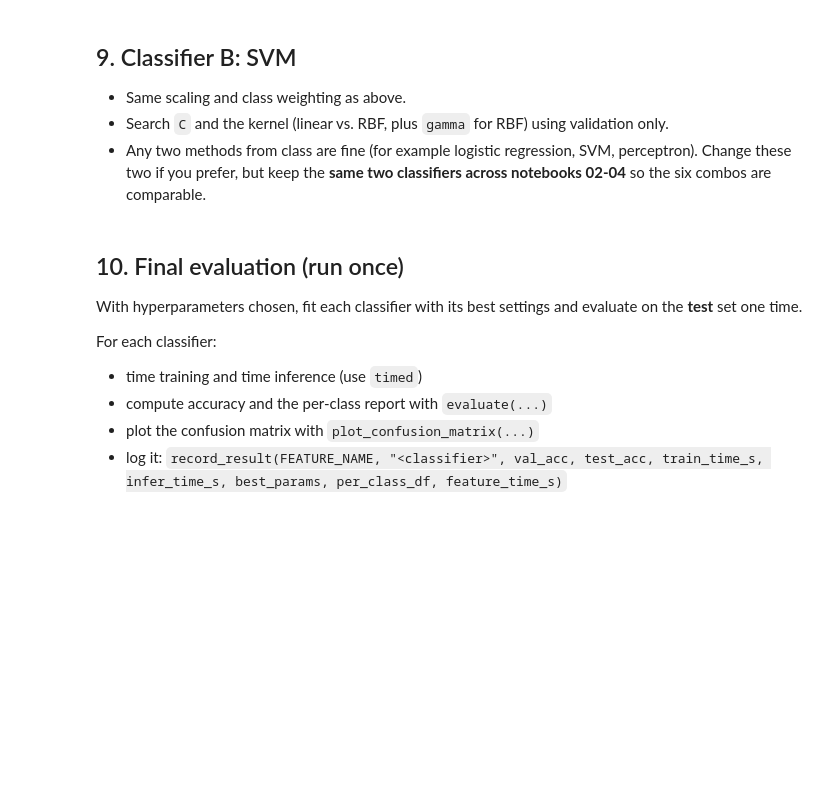
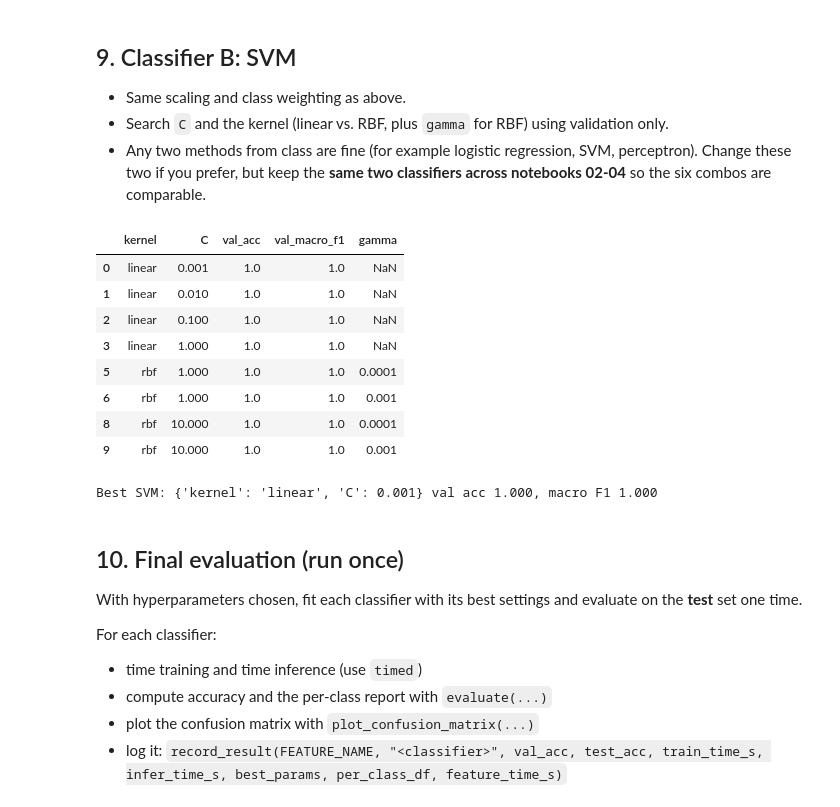
Before and after one commit to theyogurt/DATASCI281_ComputerVision---FINAL_PROJECT_ROAD_SIGN_CLASSIFIER, a Jupyter notebook: notebooks/04_pretrained_features_classifiers.ipynb, the cells around one changed output. Drawn from its saved outputs; the diff is of its cells as text; code cells hidden in the pictures; blank space fills up the shorter version.

```diff
--- a/notebooks/04_pretrained_features_classifiers.ipynb
+++ b/notebooks/04_pretrained_features_classifiers.ipynb
@@ -109,3 +240,23 @@ TODO: explain why a pre-trained network is a good fit (it can read symbols and t
 from sklearn.linear_model import LogisticRegression
 from sklearn.preprocessing import StandardScaler
 # TODO: load cached features, scale (fit on train only), grid search C on validation
+from sklearn.metrics import accuracy_score, f1_score
+
+scaler = StandardScaler().fit(X_train)          # fit on train only
+Xtr, Xva, Xte = scaler.transform(X_train), scaler.transform(X_val), scaler.transform(X_test)
+
+def val_scores(model):
+    pred = model.predict(Xva)
+    return accuracy_score(y_val, pred), f1_score(y_val, pred, average="macro")
+
+lr_rows = []
+for C in [0.0001, 0.001, 0.01, 0.1, 1, 10]:
+    model = LogisticRegression(C=C, class_weight="balanced", max_iter=5000, random_state=SEED).fit(Xtr, y_train)
+    acc, f1 = val_scores(model)
+    lr_rows.append({"C": C, "val_acc": acc, "val_macro_f1": f1})
+
+lr_grid = pd.DataFrame(lr_rows)
+display(lr_grid)
+best_lr = lr_grid.loc[lr_grid["val_macro_f1"].idxmax()]
+lr_params = {"C": float(best_lr["C"])}
+print("Best logistic regression:", lr_params, f"val acc {best_lr.val_acc:.3f}, macro F1 {best_lr.val_macro_f1:.3f}")
@@ -118,6 +278,35 @@ from sklearn.preprocessing import StandardScaler
 # %%
 from sklearn.svm import SVC
 # TODO: grid search C / kernel / gamma on validation
+from sklearn.svm import SVC
+
+svm_rows = []
+grid = [{"kernel": "linear", "C": C} for C in [0.001, 0.01, 0.1, 1]] + \
+       [{"kernel": "rbf", "C": C, "gamma": g} for C in [1, 10, 100] for g in ["scale", 1e-4, 1e-3]]
+
+for params in grid:
+    model = SVC(class_weight="balanced", random_state=SEED, **params).fit(Xtr, y_train)
+    acc, f1 = val_scores(model)
+    svm_rows.append({**params, "val_acc": acc, "val_macro_f1": f1})
+
+svm_grid = pd.DataFrame(svm_rows)
+display(svm_grid.sort_values("val_macro_f1", ascending=False).head(8))
+best_svm = svm_grid.loc[svm_grid["val_macro_f1"].idxmax()]
+svm_params = {"kernel": best_svm["kernel"], "C": float(best_svm["C"])}
+if best_svm["kernel"] == "rbf":
+    svm_params["gamma"] = best_svm["gamma"] if isinstance(best_svm["gamma"], str) else float(best_svm["gamma"])
+print("Best SVM:", svm_params, f"val acc {best_svm.val_acc:.3f}, macro F1 {best_svm.val_macro_f1:.3f}")
+# %% [output]
+|  | kernel | C | val_acc | val_macro_f1 | gamma |
+| 0 | linear | 0.001 | 1.0 | 1.0 | NaN |
+| 1 | linear | 0.010 | 1.0 | 1.0 | NaN |
+| 2 | linear | 0.100 | 1.0 | 1.0 | NaN |
+| 3 | linear | 1.000 | 1.0 | 1.0 | NaN |
+| 5 | rbf | 1.000 | 1.0 | 1.0 | 0.0001 |
+| 6 | rbf | 1.000 | 1.0 | 1.0 | 0.001 |
+| 8 | rbf | 10.000 | 1.0 | 1.0 | 0.0001 |
+| 9 | rbf | 10.000 | 1.0 | 1.0 | 0.001 |
+Best SVM: {'kernel': 'linear', 'C': 0.001} val acc 1.000, macro F1 1.000
 # %% [markdown]
 ## 10. Final evaluation (run once)
 
```
Also changed, not shown: parts of 9 cells of this notebook, 6 other files.
